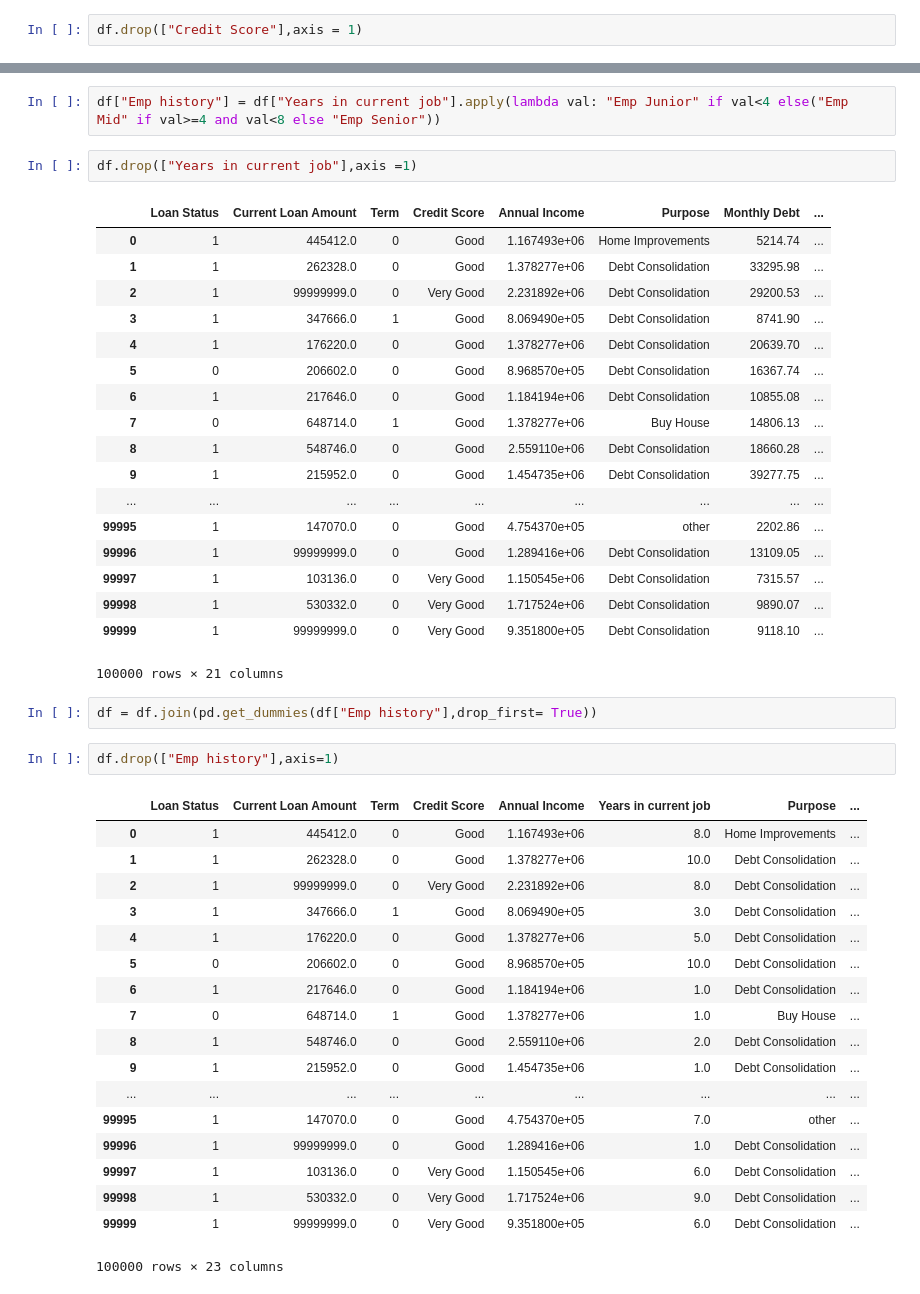
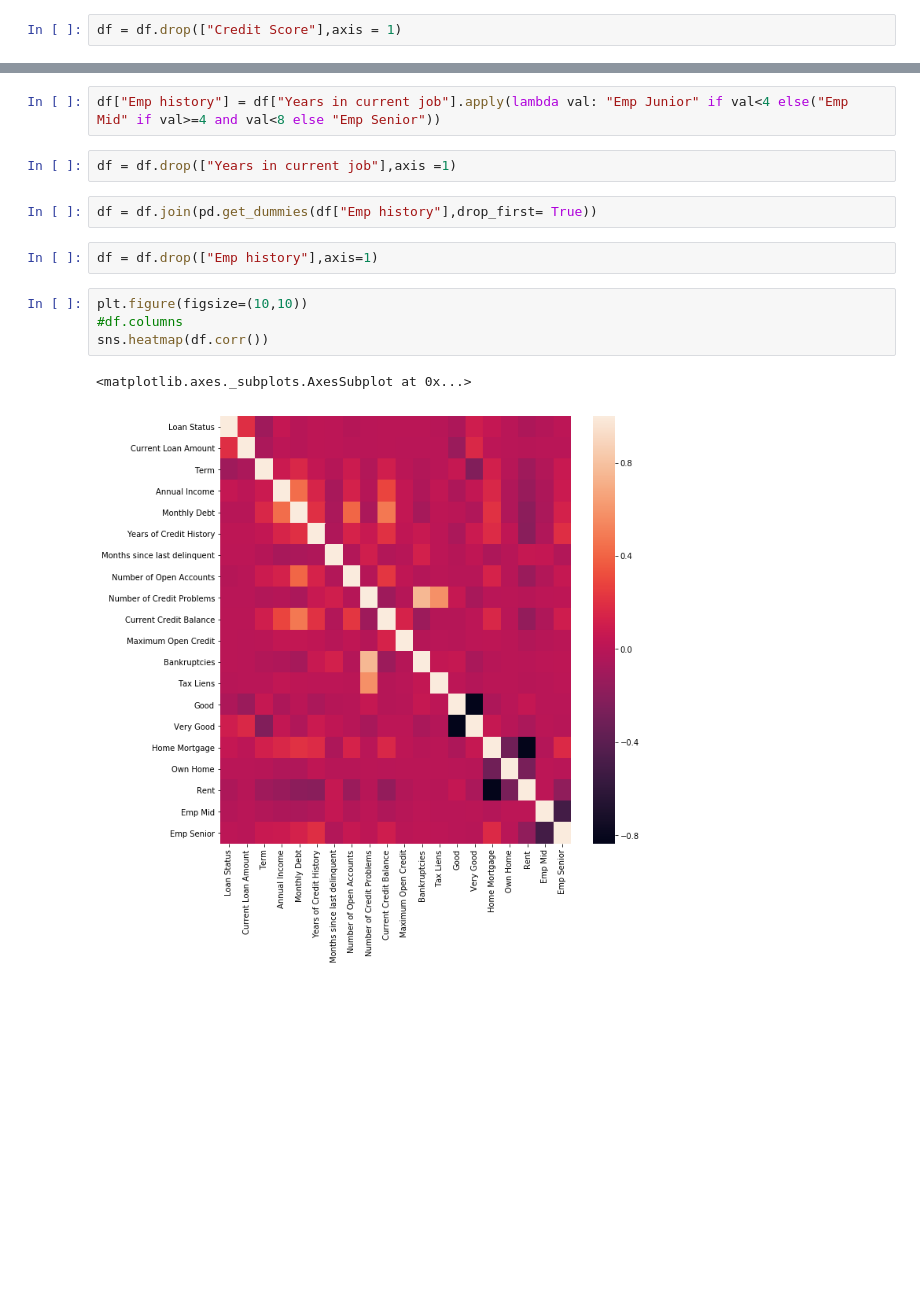
Before and after one commit to vaibhav2610/Credit-risk-analysis, a Jupyter notebook: CreditRisk.ipynb, the cells around one changed output, grey strips where cells are left out. Cells and saved outputs as stored; diff of their text form; blank space fills up the shorter version.

Commit message:
heatmap developed

```diff
--- a/CreditRisk.ipynb
+++ b/CreditRisk.ipynb
@@ -243,4 +233,4 @@ df.rename(index = str, columns={'Good':'Credit Good', 'Very Good':'Credit Very G
 | 99999 | c63916c6-6d46-47a9-949a-51d09af4414f | 1b3014be-5c07-4d41-abe7-44573c375886 | 1 | 99999999.0 | 0 | Very Good | 9.351800e+05 | ... |
 100000 rows × 21 columns
 # %%
-df.drop(["Credit Score"],axis = 1)
+df = df.drop(["Credit Score"],axis = 1)
@@ -337,46 +310,15 @@ df["Years in current job"].fillna(np.round(tdAvg),inplace = True)
 # %%
 df["Emp history"] = df["Years in current job"].apply(lambda val: "Emp Junior" if val<4 else("Emp Mid" if val>=4 and val<8 else "Emp Senior"))
 # %%
-df.drop(["Years in current job"],axis =1)
+df = df.drop(["Years in current job"],axis =1)
-# %% [output]
-|  | Loan Status | Current Loan Amount | Term | Credit Score | Annual Income | Purpose | Monthly Debt | ... |
-| 0 | 1 | 445412.0 | 0 | Good | 1.167493e+06 | Home Improvements | 5214.74 | ... |
-| 1 | 1 | 262328.0 | 0 | Good | 1.378277e+06 | Debt Consolidation | 33295.98 | ... |
-| 2 | 1 | 99999999.0 | 0 | Very Good | 2.231892e+06 | Debt Consolidation | 29200.53 | ... |
-| 3 | 1 | 347666.0 | 1 | Good | 8.069490e+05 | Debt Consolidation | 8741.90 | ... |
-| 4 | 1 | 176220.0 | 0 | Good | 1.378277e+06 | Debt Consolidation | 20639.70 | ... |
-| 5 | 0 | 206602.0 | 0 | Good | 8.968570e+05 | Debt Consolidation | 16367.74 | ... |
-| 6 | 1 | 217646.0 | 0 | Good | 1.184194e+06 | Debt Consolidation | 10855.08 | ... |
-| 7 | 0 | 648714.0 | 1 | Good | 1.378277e+06 | Buy House | 14806.13 | ... |
-| 8 | 1 | 548746.0 | 0 | Good | 2.559110e+06 | Debt Consolidation | 18660.28 | ... |
-| 9 | 1 | 215952.0 | 0 | Good | 1.454735e+06 | Debt Consolidation | 39277.75 | ... |
-| ... | ... | ... | ... | ... | ... | ... | ... | ... |
-| 99995 | 1 | 147070.0 | 0 | Good | 4.754370e+05 | other | 2202.86 | ... |
-| 99996 | 1 | 99999999.0 | 0 | Good | 1.289416e+06 | Debt Consolidation | 13109.05 | ... |
-| 99997 | 1 | 103136.0 | 0 | Very Good | 1.150545e+06 | Debt Consolidation | 7315.57 | ... |
-| 99998 | 1 | 530332.0 | 0 | Very Good | 1.717524e+06 | Debt Consolidation | 9890.07 | ... |
-| 99999 | 1 | 99999999.0 | 0 | Very Good | 9.351800e+05 | Debt Consolidation | 9118.10 | ... |
-100000 rows × 21 columns
 # %%
 df = df.join(pd.get_dummies(df["Emp history"],drop_first= True))
 # %%
-df.drop(["Emp history"],axis=1)
+df = df.drop(["Emp history"],axis=1)
-# %% [output]
-|  | Loan Status | Current Loan Amount | Term | Credit Score | Annual Income | Years in current job | Purpose | ... |
-| 0 | 1 | 445412.0 | 0 | Good | 1.167493e+06 | 8.0 | Home Improvements | ... |
-| 1 | 1 | 262328.0 | 0 | Good | 1.378277e+06 | 10.0 | Debt Consolidation | ... |
-| 2 | 1 | 99999999.0 | 0 | Very Good | 2.231892e+06 | 8.0 | Debt Consolidation | ... |
-| 3 | 1 | 347666.0 | 1 | Good | 8.069490e+05 | 3.0 | Debt Consolidation | ... |
-| 4 | 1 | 176220.0 | 0 | Good | 1.378277e+06 | 5.0 | Debt Consolidation | ... |
-| 5 | 0 | 206602.0 | 0 | Good | 8.968570e+05 | 10.0 | Debt Consolidation | ... |
-| 6 | 1 | 217646.0 | 0 | Good | 1.184194e+06 | 1.0 | Debt Consolidation | ... |
-| 7 | 0 | 648714.0 | 1 | Good | 1.378277e+06 | 1.0 | Buy House | ... |
-| 8 | 1 | 548746.0 | 0 | Good | 2.559110e+06 | 2.0 | Debt Consolidation | ... |
-| 9 | 1 | 215952.0 | 0 | Good | 1.454735e+06 | 1.0 | Debt Consolidation | ... |
-| ... | ... | ... | ... | ... | ... | ... | ... | ... |
-| 99995 | 1 | 147070.0 | 0 | Good | 4.754370e+05 | 7.0 | other | ... |
-| 99996 | 1 | 99999999.0 | 0 | Good | 1.289416e+06 | 1.0 | Debt Consolidation | ... |
-| 99997 | 1 | 103136.0 | 0 | Very Good | 1.150545e+06 | 6.0 | Debt Consolidation | ... |
-| 99998 | 1 | 530332.0 | 0 | Very Good | 1.717524e+06 | 9.0 | Debt Consolidation | ... |
-| 99999 | 1 | 99999999.0 | 0 | Very Good | 9.351800e+05 | 6.0 | Debt Consolidation | ... |
-100000 rows × 23 columns
+# %%
+plt.figure(figsize=(10,10))
+#df.columns
+sns.heatmap(df.corr())
+# %% [output]
+<matplotlib.axes._subplots.AxesSubplot at 0x...>
+[figure, added]
```
Also changed, not shown: parts of 5 cells of this notebook.
